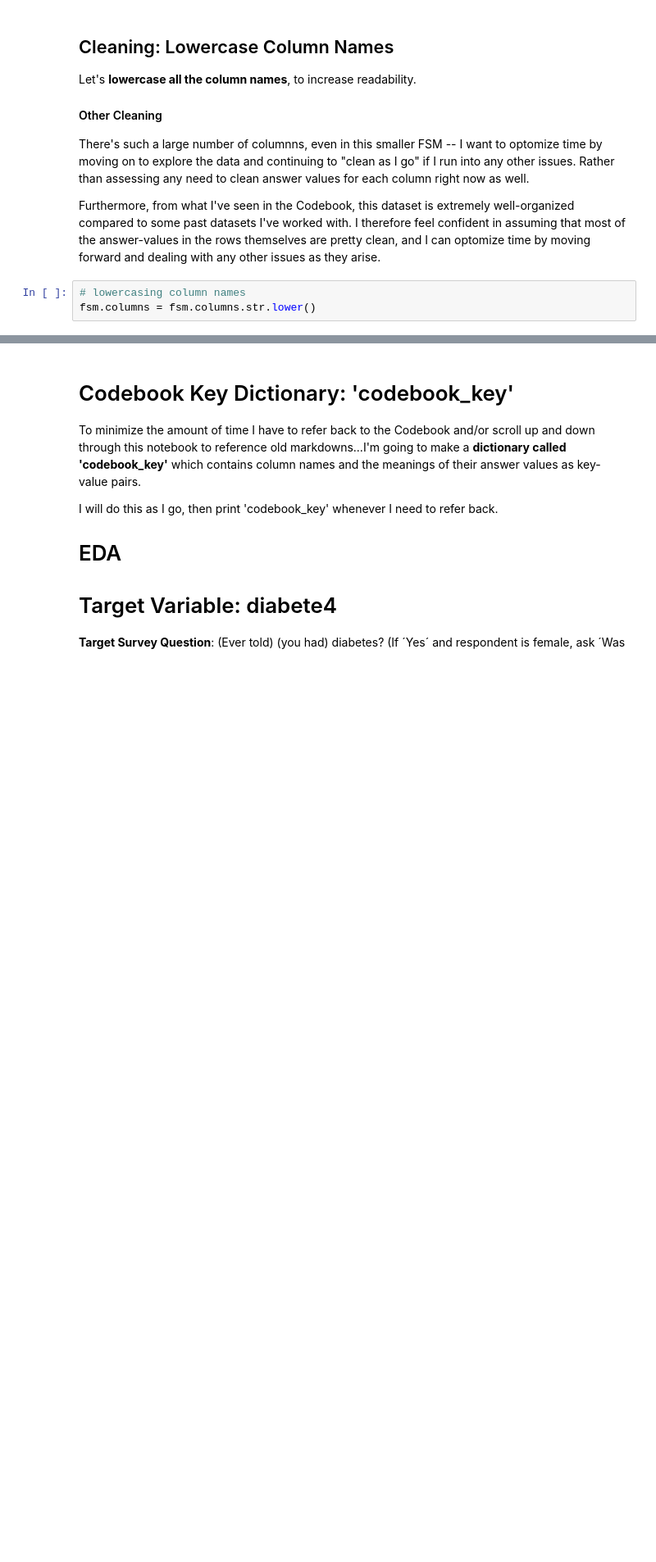
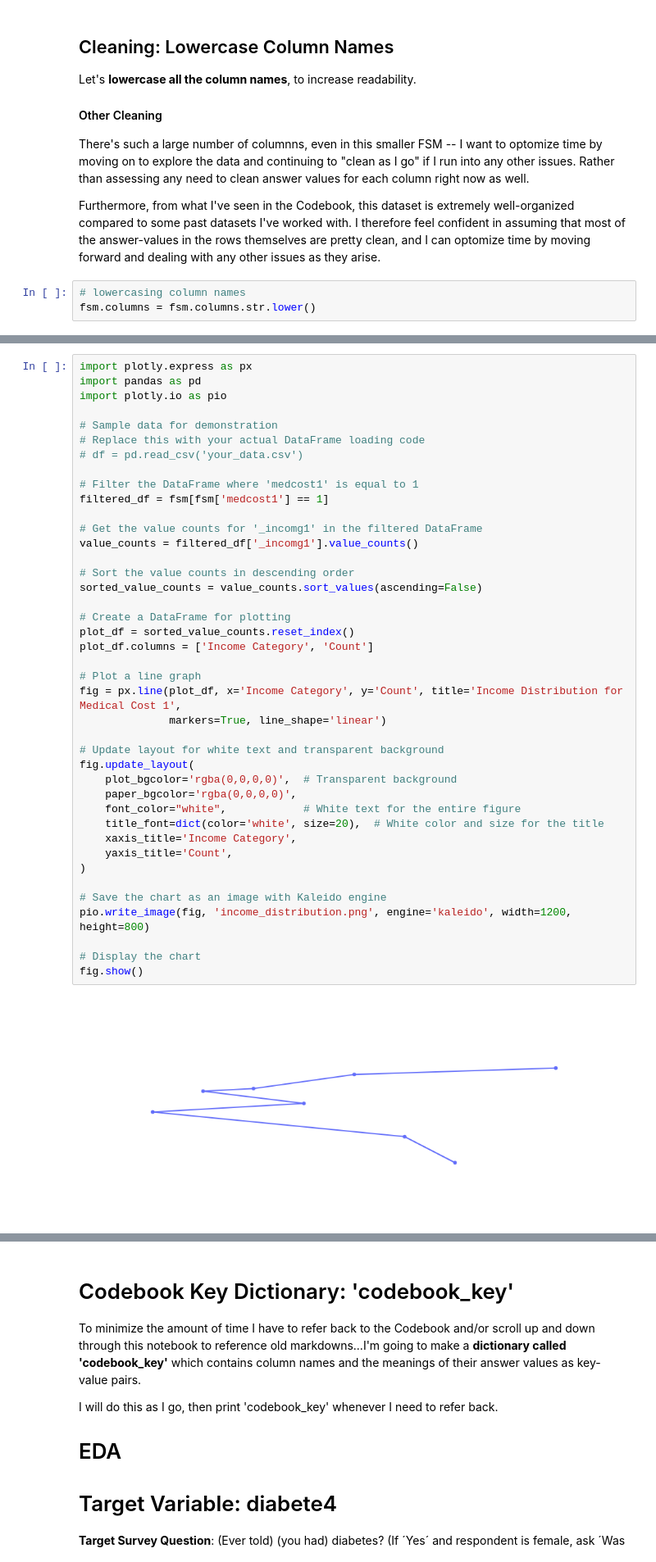
Before and after one commit to emmascotson/capstone_flatiron, a Jupyter notebook: notebooks/exploratory.ipynb, the cells around one changed output, grey strips where cells are left out. Shown at 82% size. Saved outputs shown, nothing was run; the diff lists cells and outputs as text; blank space fills up the shorter version.

```diff
--- a/notebooks/Capstone.ipynb
+++ b/notebooks/exploratory.ipynb
@@ -244,0 +310,43 @@ fsm.columns = fsm.columns.str.lower()
+# %%
+import plotly.express as px
+import pandas as pd
+import plotly.io as pio
+
+# Sample data for demonstration
+# Replace this with your actual DataFrame loading code
+# df = pd.read_csv('your_data.csv')
+
+# Filter the DataFrame where 'medcost1' is equal to 1
+filtered_df = fsm[fsm['medcost1'] == 1]
+
+# Get the value counts for '_incomg1' in the filtered DataFrame
+value_counts = filtered_df['_incomg1'].value_counts()
+
+# Sort the value counts in descending order
+sorted_value_counts = value_counts.sort_values(ascending=False)
+
+# Create a DataFrame for plotting
+plot_df = sorted_value_counts.reset_index()
+plot_df.columns = ['Income Category', 'Count']
+
+# Plot a line graph
+fig = px.line(plot_df, x='Income Category', y='Count', title='Income Distribution for Medical Cost 1',
+              markers=True, line_shape='linear')
+
+# Update layout for white text and transparent background
+fig.update_layout(
+    plot_bgcolor='rgba(0,0,0,0)',  # Transparent background
+    paper_bgcolor='rgba(0,0,0,0)',
+    font_color="white",            # White text for the entire figure
+    title_font=dict(color='white', size=20),  # White color and size for the title
+    xaxis_title='Income Category',
+    yaxis_title='Count',
+)
+
+# Save the chart as an image with Kaleido engine
+pio.write_image(fig, 'income_distribution.png', engine='kaleido', width=1200, height=800)
+
+# Display the chart
+fig.show()
+# %% [output]
+[figure, added]
```
Also changed, not shown: parts of 14 cells of this notebook, 7 other files.
